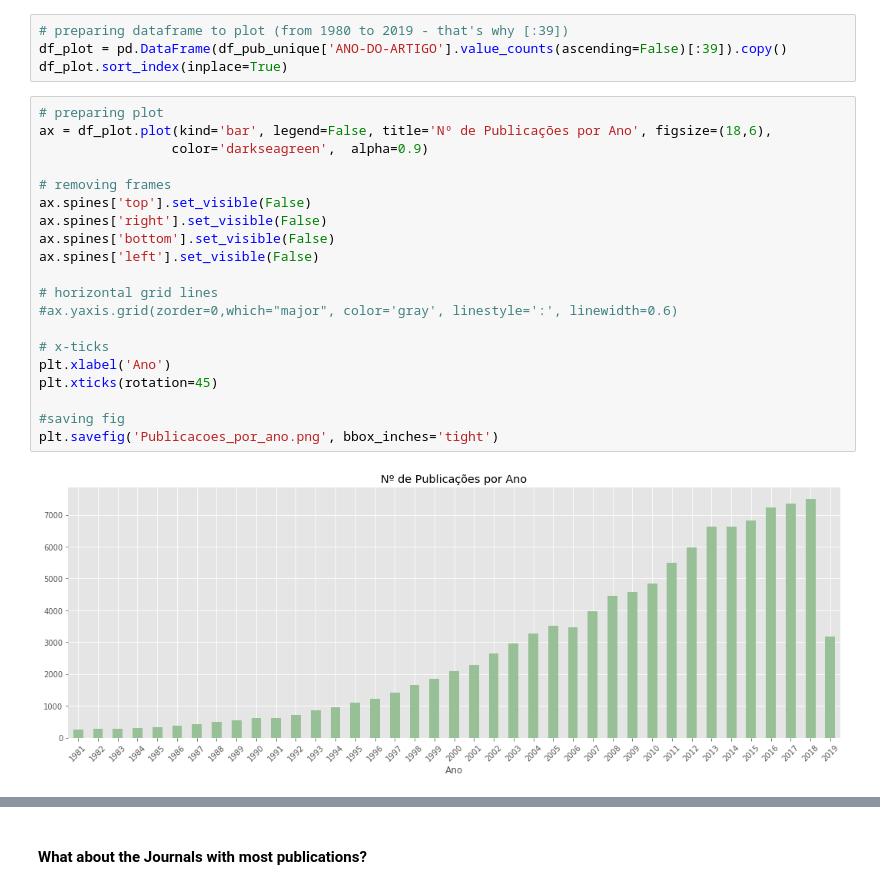
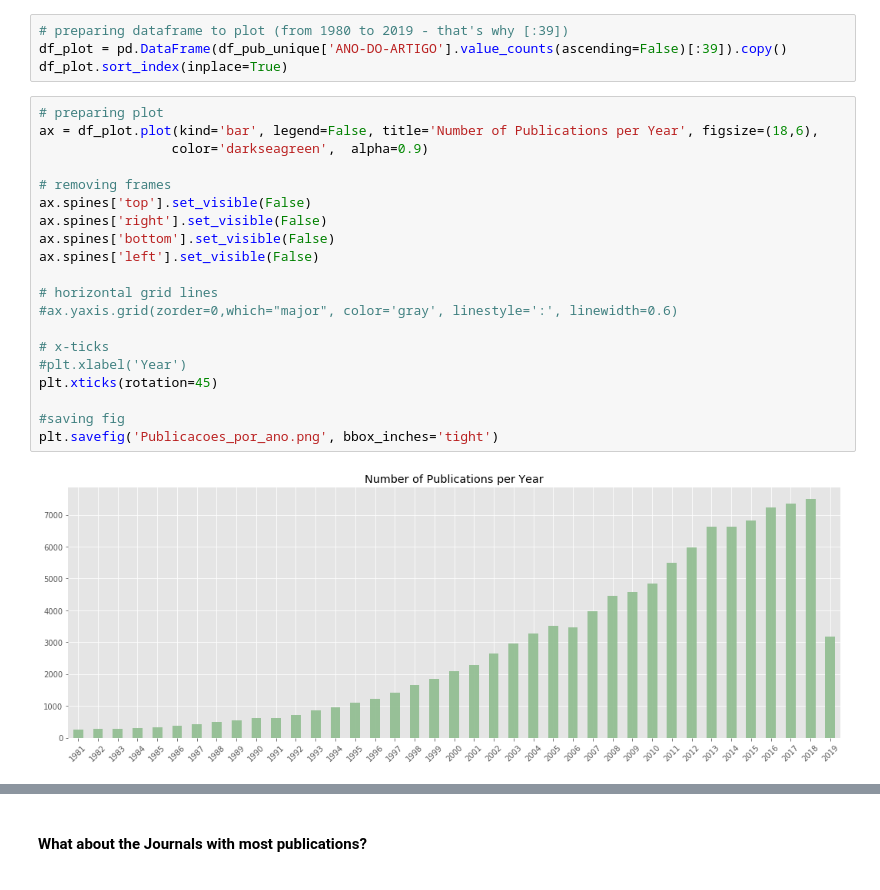
Before and after one commit to davibarreira/PBMNet, a Jupyter notebook: Exploring_Database.ipynb, the cells around one changed output, grey strips where cells are left out. Drawn from its saved outputs; the diff is of its cells as text.

Commit message:
Translating graphs from portuguese to english

```diff
--- a/Exploring_Database.ipynb
+++ b/Exploring_Database.ipynb
@@ -73,26 +73,26 @@ df_plot = pd.DataFrame(df_pub_unique['ANO-DO-ARTIGO'].value_counts(ascending=Fal
 df_plot.sort_index(inplace=True)
 # %%
 # preparing plot
-ax = df_plot.plot(kind='bar', legend=False, title='Nº de Publicações por Ano', figsize=(18,6),
+ax = df_plot.plot(kind='bar', legend=False, title='Number of Publications per Year', figsize=(18,6),
                  color='darkseagreen',  alpha=0.9)
 
 # removing frames
 ax.spines['top'].set_visible(False)
 ax.spines['right'].set_visible(False)
 ax.spines['bottom'].set_visible(False)
 ax.spines['left'].set_visible(False)
 
 # horizontal grid lines
 #ax.yaxis.grid(zorder=0,which="major", color='gray', linestyle=':', linewidth=0.6)
 
 # x-ticks
-plt.xlabel('Ano')
+#plt.xlabel('Year')
 plt.xticks(rotation=45)
 
 #saving fig
 plt.savefig('Publicacoes_por_ano.png', bbox_inches='tight')
 # %% [output]
-[figure, old version]
+[figure, new version]
 # %%
 # cumulative publications
 df_plot['cumulative'] = df_plot.cumsum()
```
Also changed, not shown: parts of 8 cells of this notebook, 8 other files.
